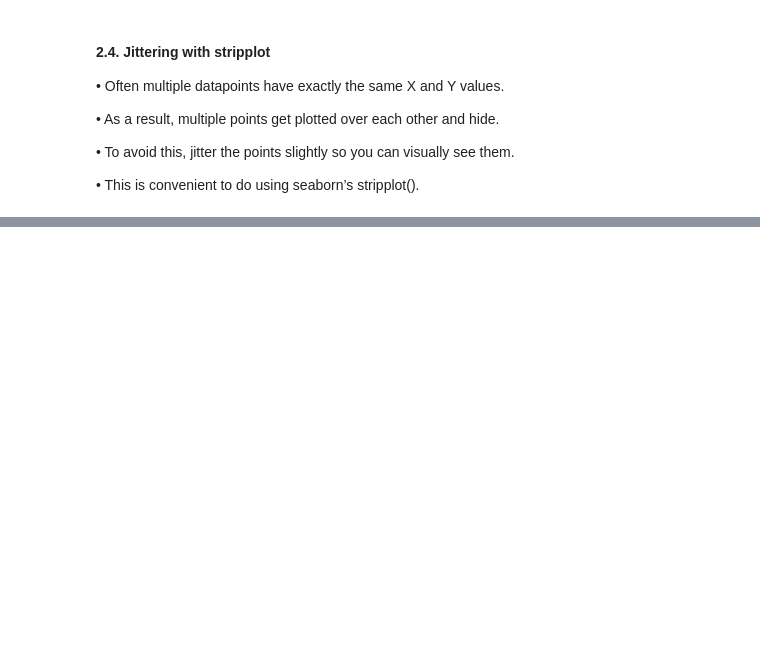
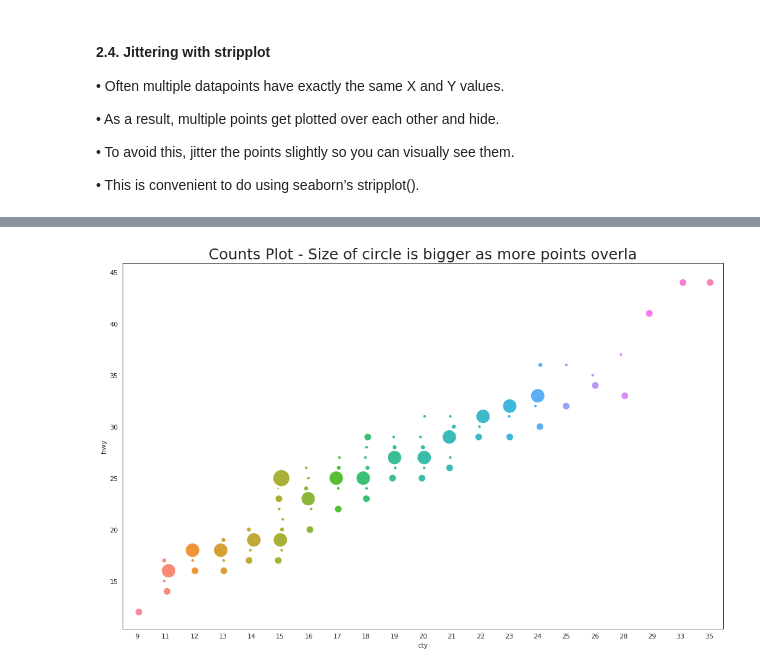
Before and after one commit to rajesh1994/python_excercise_programiz, a Jupyter notebook: python/11_matplotlib/machinelearningplus/top_50_matplotlib_visualizations/2. Correlation.ipynb, the cells around one changed output, grey strips where cells are left out. Drawn from its saved outputs; the diff is of its cells as text; code cells hidden in the pictures; blank space fills up the shorter version.

Commit message:
2.5. Counts Plot- Completed

```diff
--- a/python/11_matplotlib/machinelearningplus/top_50_matplotlib_visualizations/2. Correlation.ipynb
+++ b/python/11_matplotlib/machinelearningplus/top_50_matplotlib_visualizations/2. Correlation.ipynb
@@ -150,0 +157,11 @@ plt.title('Use jittered plots to avoid overlapping of points', fontsize = 22);
+# %%
+df1_counts = df1.groupby(['hwy', 'cty']).size().reset_index(name = 'counts')
+
+# Draw Stripplot
+fig, ax = plt.subplots(figsize = (16, 10), dpi = 80)
+sns.stripplot(df1_counts.cty, df1_counts.hwy, size = df1_counts.counts * 2, ax = ax)
+
+# Decorations
+plt.title('Counts Plot - Size of circle is bigger as more points overla', fontsize = 22);
+# %% [output]
+[figure, added]
```
Also changed, not shown: parts of 2 cells of this notebook.
